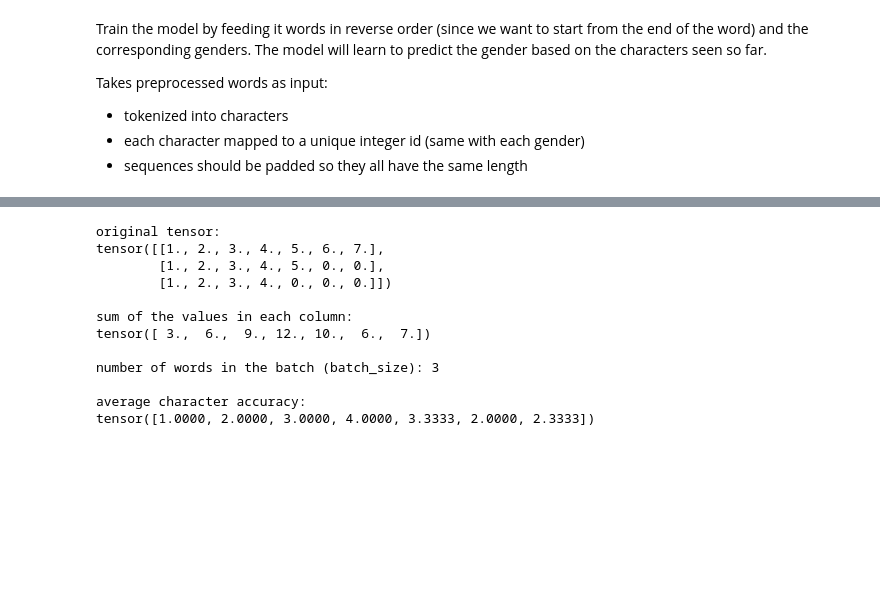
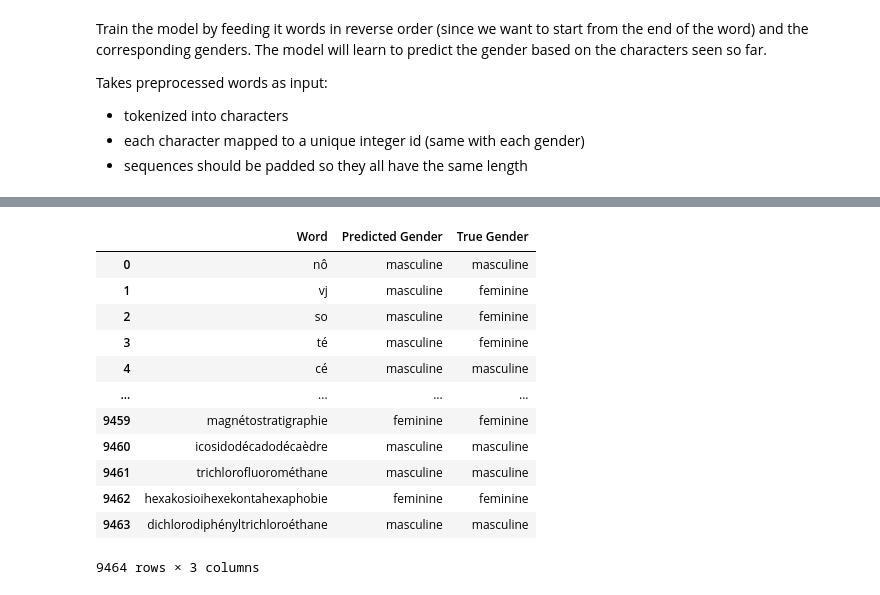
Before and after one commit to u03n0/gendered-nouns-project, a Jupyter notebook: notebooks/LSTM.ipynb, the cells around one changed output, grey strips where cells are left out. Saved outputs shown, nothing was run; the diff lists cells and outputs as text; code cells hidden in the pictures; blank space fills up the shorter version.

```diff
--- a/notebooks/LSTM.ipynb
+++ b/notebooks/LSTM.ipynb
@@ -329,29 +517,34 @@ Epoch: 9
+# %%
+predictions = model.predict(data_generator, batch_size)
+predictions_df = pd.DataFrame(predictions)
+predictions_df
+# %% [output]
+|  | Word | Predicted Gender | True Gender |
+| 0 | nô | masculine | masculine |
+| 1 | vj | masculine | feminine |
+| 2 | so | masculine | feminine |
+| 3 | té | masculine | feminine |
+| 4 | cé | masculine | masculine |
+| ... | ... | ... | ... |
+| 9459 | magnétostratigraphie | feminine | feminine |
+| 9460 | icosidodécadodécaèdre | masculine | masculine |
+| 9461 | trichlorofluorométhane | masculine | masculine |
+| 9462 | hexakosioihexekontahexaphobie | feminine | feminine |
+| 9463 | dichlorodiphényltrichloroéthane | masculine | masculine |
+9464 rows × 3 columns
 # %%
-# toy example
-x = torch.tensor([[1.0, 2.0, 3.0, 4.0, 5.0, 6.0, 7.0], [1.0, 2.0, 3.0, 4.0, 5.0, 0.0, 0.0], [1.0, 2.0, 3.0, 4.0, 0.0, 0.0, 0.0]])
+# # toy example
+# x = torch.tensor([[1.0, 2.0, 3.0, 4.0, 5.0, 6.0, 7.0], [1.0, 2.0, 3.0, 4.0, 5.0, 0.0, 0.0], [1.0, 2.0, 3.0, 4.0, 0.0, 0.0, 0.0]])
 
-mask = x != 0.0
+# mask = x != 0.0
 
-# dividing the sum of non-zero elements for each column by the total number of non-zero elements for each column
-# mean = (x * mask).sum(dim=0) / mask.sum(dim=0)
+# # dividing the sum of non-zero elements for each column by the total number of non-zero elements for each column
+# # mean = (x * mask).sum(dim=0) / mask.sum(dim=0)
 
-# dividing the sum of all elements for each column by the total number of elements for each column (not excluding 0s)
-mean = x.sum(dim=0) / len(x)
+# # dividing the sum of all elements for each column by the total number of elements for each column (not excluding 0s)
+# mean = x.sum(dim=0) / len(x)
 
-print(f'original tensor:\n{x}\n')
-print(f'sum of the values in each column:\n{x.sum(dim=0)}\n')
-print(f'number of words in the batch (batch_size): {len(x)}\n')
-print(f'average character accuracy:\n{mean}')
+# print(f'original tensor:\n{x}\n')
+# print(f'sum of the values in each column:\n{x.sum(dim=0)}\n')
+# print(f'number of words in the batch (batch_size): {len(x)}\n')
+# print(f'average character accuracy:\n{mean}')
-# %% [output]
-original tensor:
-tensor([[1., 2., 3., 4., 5., 6., 7.],
-        [1., 2., 3., 4., 5., 0., 0.],
-        [1., 2., 3., 4., 0., 0., 0.]])
-
-sum of the values in each column:
-tensor([ 3.,  6.,  9., 12., 10.,  6.,  7.])
-
-number of words in the batch (batch_size): 3
-
-average character accuracy:
-tensor([1.0000, 2.0000, 3.0000, 4.0000, 3.3333, 2.0000, 2.3333])
```
Also changed, not shown: parts of 15 cells of this notebook, 3 other files.
